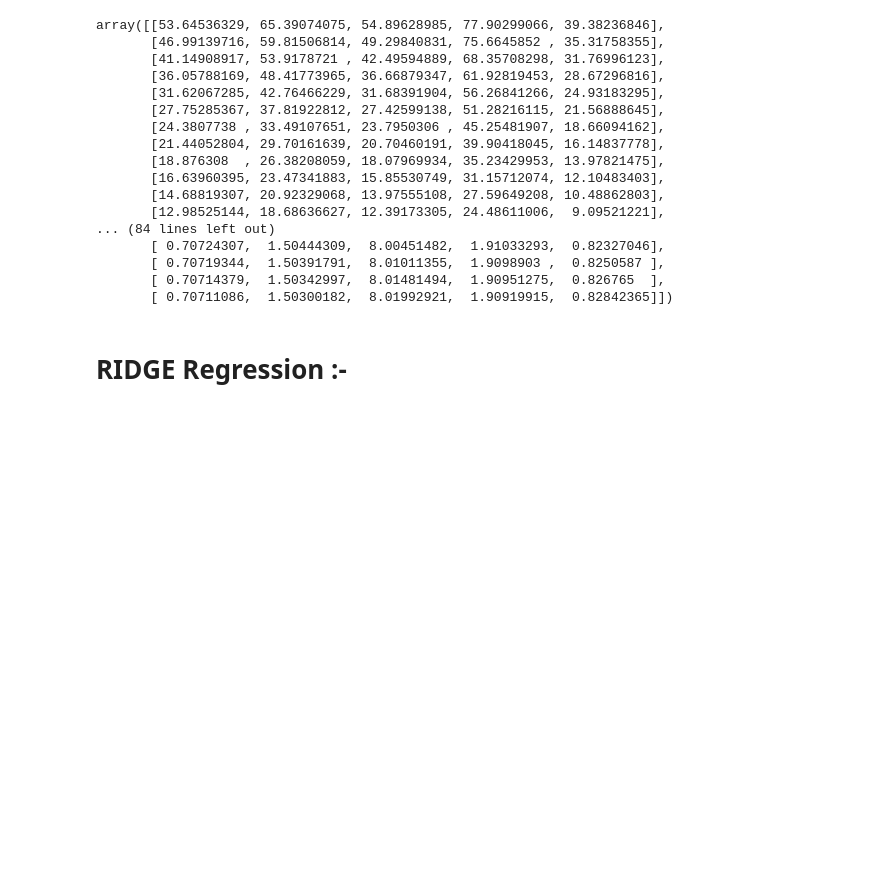
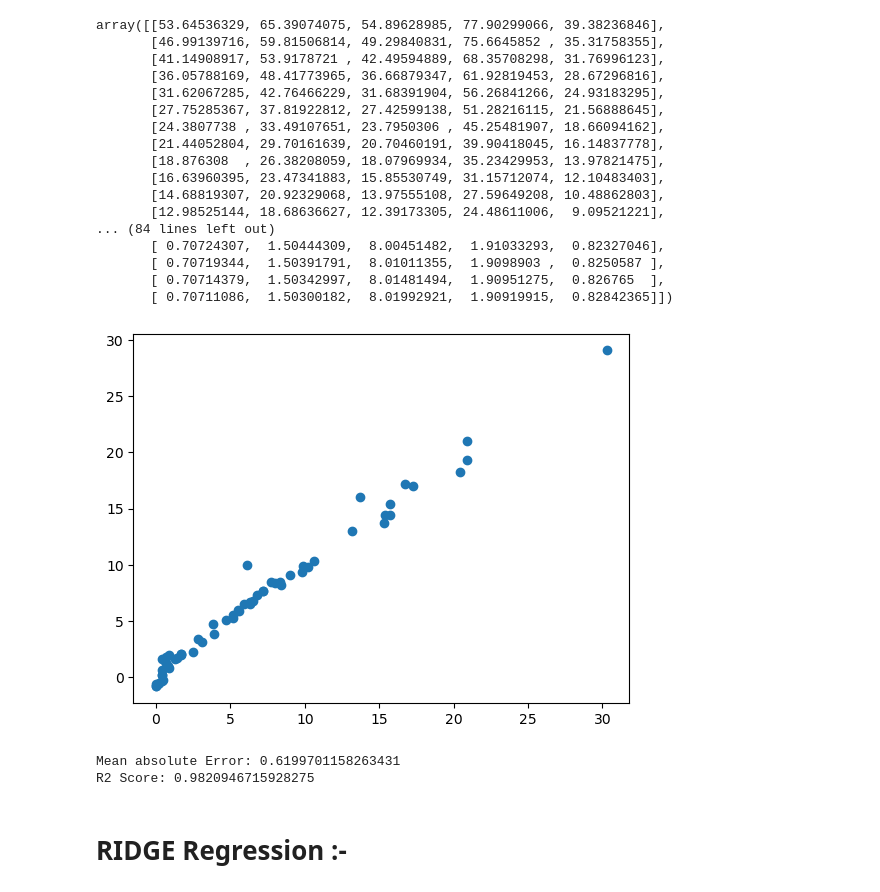
Before and after one commit to rahul-coo/Forest_Fire, a Jupyter notebook: Model_Training.ipynb, the cells around one changed output. Drawn from its saved outputs; the diff is of its cells as text; code cells hidden in the pictures; blank space fills up the shorter version.

```diff
--- a/Model_Training.ipynb
+++ b/Model_Training.ipynb
@@ -325,6 +328,21 @@ array([[53.64536329, 65.39074075, 54.89628985, 77.90299066, 39.38236846],
        [ 0.70719344,  1.50391791,  8.01011355,  1.9098903 ,  0.8250587 ],
        [ 0.70714379,  1.50342997,  8.01481494,  1.90951275,  0.826765  ],
        [ 0.70711086,  1.50300182,  8.01992921,  1.90919915,  0.82842365]])
+# %%
+y_pred=lassocv.predict(X_test_scaled)
+plt.scatter(y_test, y_pred)
+plt.show()
+
+## To compute r2 square and other score like MaE :--
+
+mae=mean_absolute_error(y_test, y_pred)
+score=r2_score(y_test, y_pred)
+print("Mean absolute Error:", mae)
+print("R2 Score:", score)
+# %% [output]
+[figure, added]
+Mean absolute Error: 0.6199701158263431
+R2 Score: 0.9820946715928275
 # %% [markdown]
 # RIDGE Regression :-
 # %%
```
Also changed, not shown: parts of 9 cells of this notebook.
